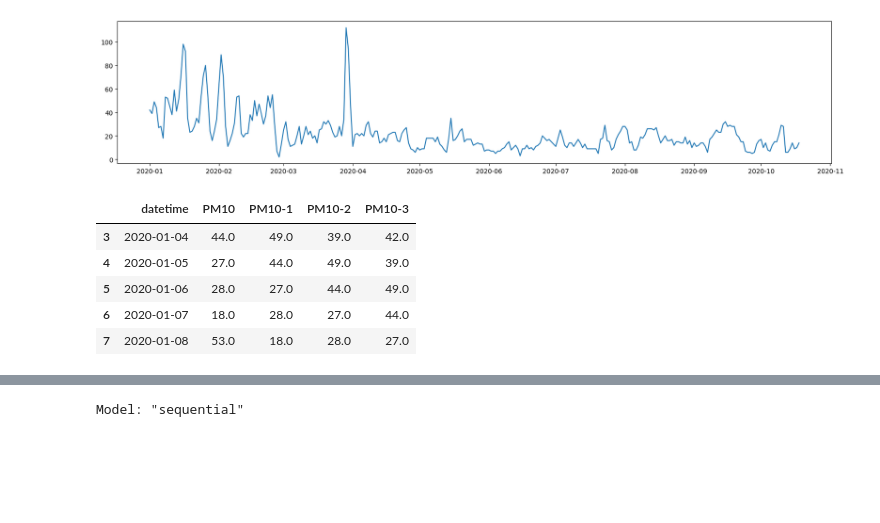
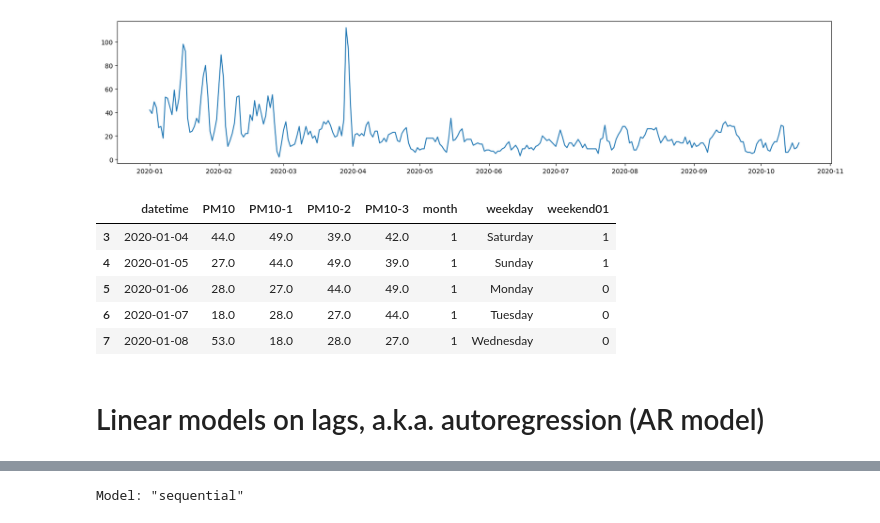
Before and after one commit to mmamei/DSM-AIDS--RE-, a Jupyter notebook: CODE/timeseries/timeseries_forecasting.ipynb, the cells around one changed output, grey strips where cells are left out. Cells and saved outputs as stored; diff of their text form; code cells hidden in the pictures; blank space fills up the shorter version.

```diff
--- a/CODE/timeseries/timeseries_forecasting.ipynb
+++ b/CODE/timeseries/timeseries_forecasting.ipynb
@@ -7,5 +8,5 @@ from datetime import datetime
 # %%
-df = pd.read_csv('../../datasets/clean-data-pm10.csv')
+df = pd.read_csv('../dataset/CleanData_PM10.csv')
 df['datetime'] = pd.to_datetime(df['datetime'], format = '%Y-%m-%d %H:%M:%S')
 print(df.info())
 df.head(2)
@@ -32,16 +33,19 @@ plt.show()
 # %%
 df['PM10-1'] = df['PM10'].shift(1)
 df['PM10-2'] = df['PM10'].shift(2)
 df['PM10-3'] = df['PM10'].shift(3)
+df['month'] = df['datetime'].dt.month
+df['weekday'] = df['datetime'].apply(lambda t: calendar.day_name[t.weekday()])
+df['weekend01'] = df['weekday'].apply(lambda w: 1  if (w == 'Saturday' or w == 'Sunday') else 0)
 df = df.dropna()
 df.head(5)
 # %% [output]
-|  | datetime | PM10 | PM10-1 | PM10-2 | PM10-3 |
-| 3 | 2020-01-04 | 44.0 | 49.0 | 39.0 | 42.0 |
-| 4 | 2020-01-05 | 27.0 | 44.0 | 49.0 | 39.0 |
-| 5 | 2020-01-06 | 28.0 | 27.0 | 44.0 | 49.0 |
-| 6 | 2020-01-07 | 18.0 | 28.0 | 27.0 | 44.0 |
-| 7 | 2020-01-08 | 53.0 | 18.0 | 28.0 | 27.0 |
+|  | datetime | PM10 | PM10-1 | PM10-2 | PM10-3 | month | weekday | weekend01 |
+| 3 | 2020-01-04 | 44.0 | 49.0 | 39.0 | 42.0 | 1 | Saturday | 1 |
+| 4 | 2020-01-05 | 27.0 | 44.0 | 49.0 | 39.0 | 1 | Sunday | 1 |
+| 5 | 2020-01-06 | 28.0 | 27.0 | 44.0 | 49.0 | 1 | Monday | 0 |
+| 6 | 2020-01-07 | 18.0 | 28.0 | 27.0 | 44.0 | 1 | Tuesday | 0 |
+| 7 | 2020-01-08 | 53.0 | 18.0 | 28.0 | 27.0 | 1 | Wednesday | 0 |
 # %%
 tt_split = datetime.strptime('2020-05-02 00:00:00','%Y-%m-%d %H:%M:%S')
 train = df[df['datetime'] <= tt_split]
@@ -50,3 +54,5 @@ X_train = train[['PM10-1', 'PM10-2', 'PM10-3']]
 y_train = train['PM10']
 X_test = test[['PM10-1', 'PM10-2', 'PM10-3']]
 y_test = test['PM10']
+# %% [markdown]
+# Linear models on lags, a.k.a. autoregression (AR model)
```
Also changed, not shown: parts of 11 cells of this notebook, 7 other files.
